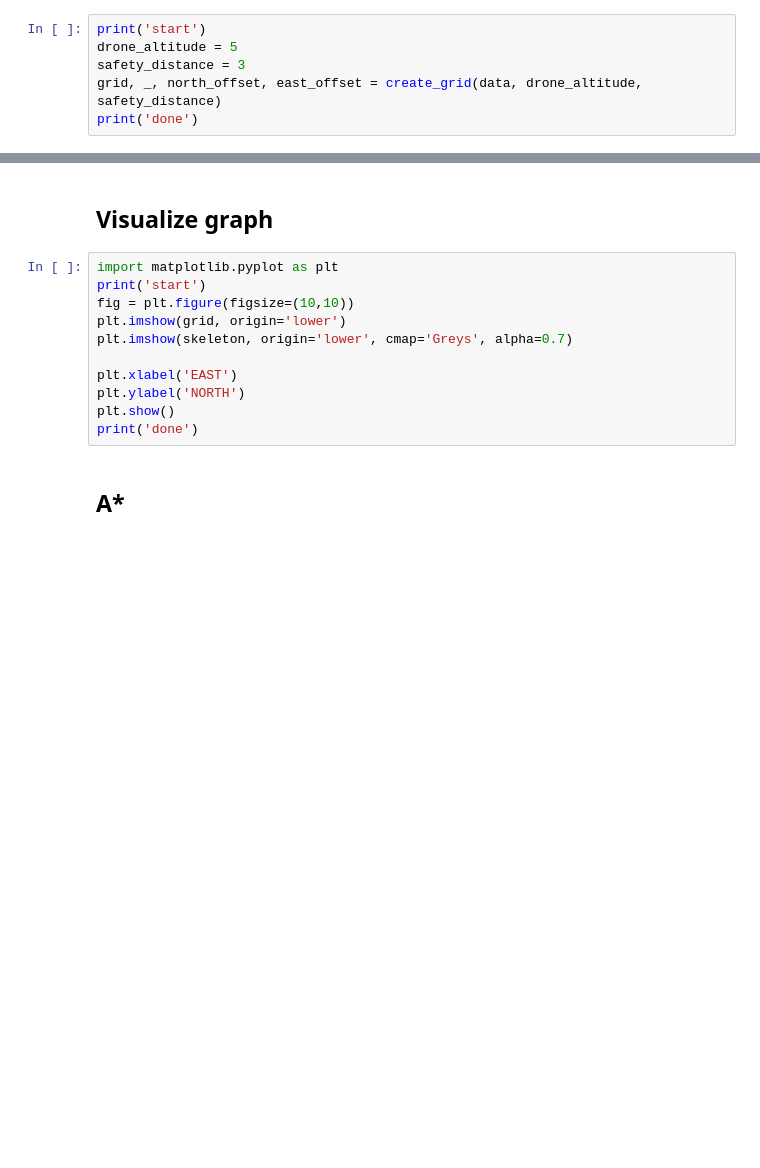
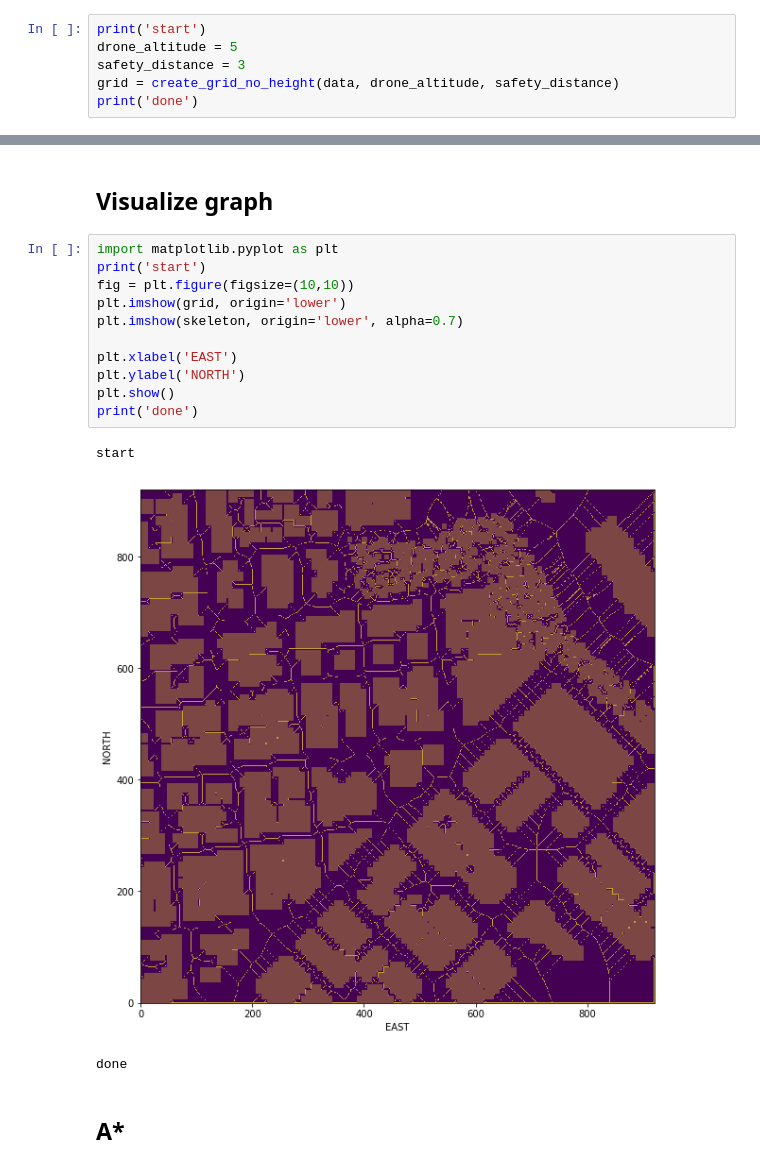
Before and after one commit to edupaz2/FCND-Motion-Planning, a Jupyter notebook: research_medial_axis.ipynb, the cells around one changed output, grey strips where cells are left out. Drawn from its saved outputs; the diff is of its cells as text; blank space fills up the shorter version.

```diff
--- a/research_medial_axis.ipynb
+++ b/research_medial_axis.ipynb
@@ -24,5 +32,5 @@ print(data)
 print('start')
 drone_altitude = 5
 safety_distance = 3
-grid, _, north_offset, east_offset = create_grid(data, drone_altitude, safety_distance)
+grid = create_grid_no_height(data, drone_altitude, safety_distance)
 print('done')
@@ -84,14 +109,18 @@ print('done')
 # %%
 import matplotlib.pyplot as plt
 print('start')
 fig = plt.figure(figsize=(10,10))
 plt.imshow(grid, origin='lower')
-plt.imshow(skeleton, origin='lower', cmap='Greys', alpha=0.7)
+plt.imshow(skeleton, origin='lower', alpha=0.7)
 
 plt.xlabel('EAST')
 plt.ylabel('NORTH')
 plt.show()
 print('done')
+# %% [output]
+start
+[figure, added]
+done
 # %% [markdown]
 ## A*
 # %%
```
Also changed, not shown: parts of 12 cells of this notebook, 3 other files.
